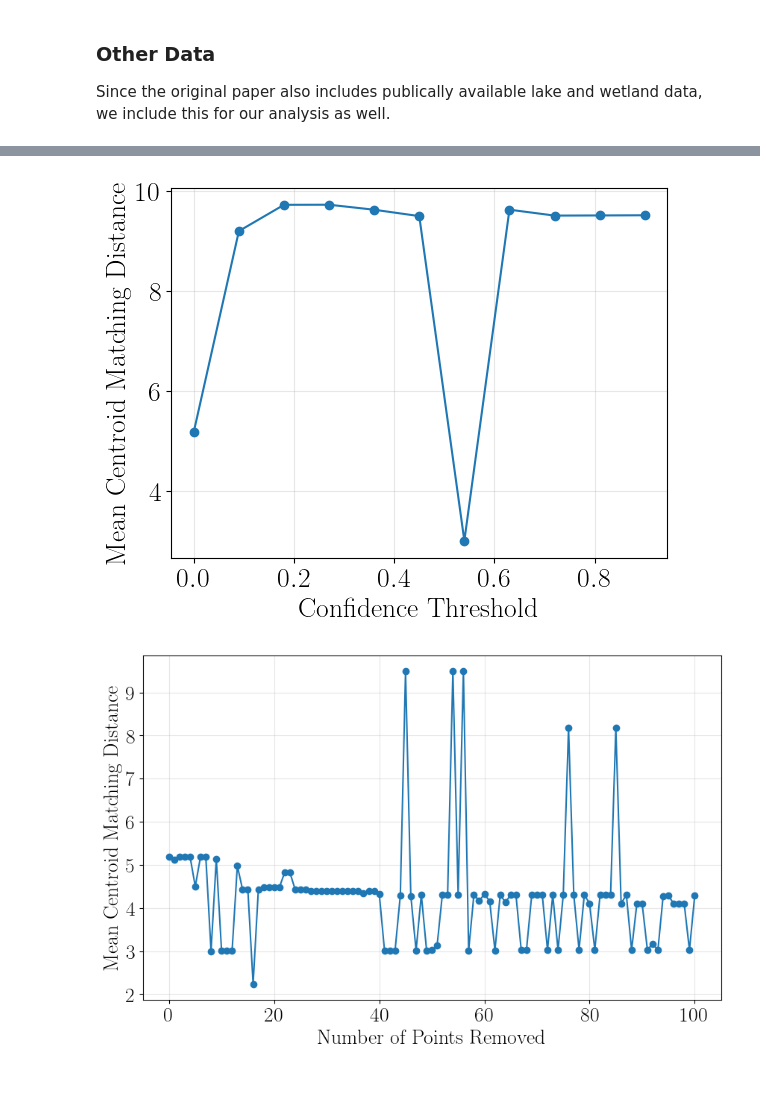
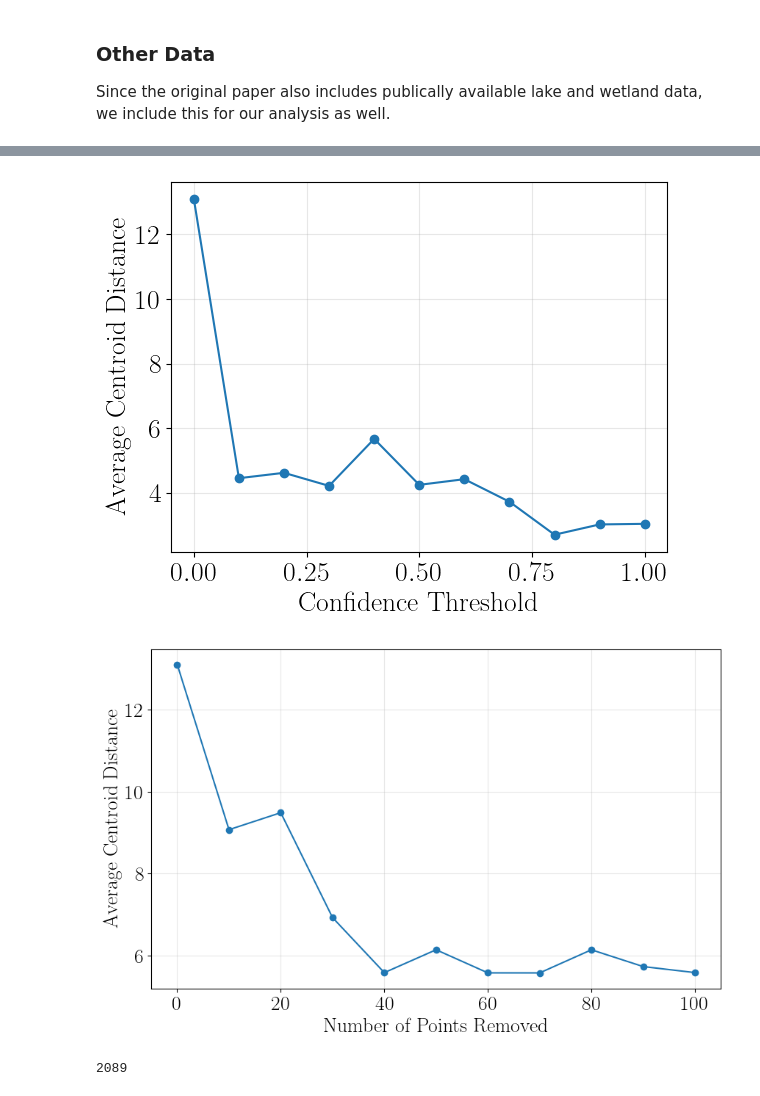
Before and after one commit to kevinqnb/scholarlm, a Jupyter notebook: examples/pond_clustering.ipynb, the cells around one changed output, grey strips where cells are left out. Cells and saved outputs as stored; diff of their text form; code cells hidden in the pictures.

Commit message:
nfix extraction + pond clustering

```diff
--- a/examples/pond_clustering.ipynb
+++ b/examples/pond_clustering.ipynb
@@ -445,5 +565,0 @@ plt.show()
-# %%
-idx = 5
-print("Feature:", feature_names[idx])
-print(np.nanmin(pond_data[:, idx]), np.nanmax(pond_data[:, idx]), np.nanmean(pond_data[:, idx]))
-print(np.nanmin(pond_extracted_data[:, idx]), np.nanmax(pond_extracted_data[:, idx]), np.nanmean(pond_extracted_data[:, idx]))
@@ -534,5 +703,5 @@ def centroid_matching_distance(A, B, labels_a, labels_b, points_a, points_b, met
 # %%
-k = 3
+k = 9
 
 # Baseline Clustering:
 kmeans = KMeans(n_clusters=k, random_state=42)
@@ -543,7 +712,7 @@ cluster_labels = kmeans.labels_
 
 # Iterating over confidence threshold clusterings:
 centroid_distances = []
-confidence_thresholds = np.linspace(0, 0.9, 11)
+confidence_thresholds = np.linspace(0, 1.0, 11)
 for threshold in confidence_thresholds:
     high_confidence_mask = extracted_confidence >= threshold
     filtered_extracted_data = cleaned_extracted_data[high_confidence_mask]
@@ -553,25 +722,21 @@ for threshold in confidence_thresholds:
     cluster_centers_extracted = kmeans_extracted.cluster_centers_
     cluster_labels_extracted = kmeans_extracted.labels_
 
-    distance, norm_distance, matches = centroid_matching_distance(
+    distance = centroid_matching_distance(
         cluster_centers,
         cluster_centers_extracted,
-        cluster_labels,
-        cluster_labels_extracted,
-        cleaned_data,
-        filtered_extracted_data
     )
     centroid_distances.append(distance)
 # %%
 plt.plot(confidence_thresholds, centroid_distances, marker='o')
 plt.xlabel('Confidence Threshold')
-plt.ylabel('Mean Centroid Matching Distance')
+plt.ylabel('Average Centroid Distance')
 plt.grid(alpha=0.3)
 plt.show()
 # %% [output]
-[figure, old version]
+[figure, new version]
 # %%
-k = 3
+k = 9
 
 # Baseline Clustering:
 kmeans = KMeans(n_clusters=k, random_state=42)
@@ -608,35 +773,39 @@ while len(current_extracted_data) > 0:
     outlier_scores = distances_to_center * (1 - current_extracted_confidence)
 
     # Compute matching distance with baseline
-    distance, norm_distance, matches = centroid_matching_distance(
+    centroid_distance = centroid_matching_distance(
         cluster_centers,
         cluster_centers_extracted,
-        cluster_labels,
-        cluster_labels_extracted,
-        cleaned_data,
-        current_extracted_data
     )
-    centroid_distances.append(distance)
+    centroid_distances.append(centroid_distance)
     num_points_removed.append(len(extracted_labels) - len(current_extracted_data))
 
     # Check if we've reached the removal limit
     if num_points_removed[-1] >= max_removals:
         break
 
-    # Remove point with highest outlier score
+    # Remove 10 points with highest outlier scores
     if len(current_extracted_data) > 0:
-        max_outlier_idx = np.argmax(outlier_scores)
-        current_extracted_data = np.delete(current_extracted_data, max_outlier_idx, axis=0)
-        current_extracted_confidence = np.delete(current_extracted_confidence, max_outlier_idx)
-        current_extracted_labels = np.delete(current_extracted_labels, max_outlier_idx)
+        num_to_remove = min(10, len(current_extracted_data))
+        top_outlier_indices = np.argsort(outlier_scores)[-num_to_remove:]
+        # Sort in descending order to remove from highest index first (to maintain correct indices)
+        top_outlier_indices = np.sort(top_outlier_indices)[::-1]
+        for idx in top_outlier_indices:
+            current_extracted_data = np.delete(current_extracted_data, idx, axis=0)
+            current_extracted_confidence = np.delete(current_extracted_confidence, idx)
+            current_extracted_labels = np.delete(current_extracted_labels, idx)
     else:
         break
 # %%
 plt.figure(figsize=(10, 6))
 plt.plot(num_points_removed, centroid_distances, marker='o')
 plt.xlabel('Number of Points Removed')
-plt.ylabel('Mean Centroid Matching Distance')
+plt.ylabel('Average Centroid Distance')
 plt.grid(alpha=0.3)
 plt.show()
 # %% [output]
-[figure, old version]
+[figure, new version]
+# %%
+len(cleaned_extracted_data)
+# %% [output]
+2089
```
Also changed, not shown: parts of 24 cells of this notebook, 13 other files.
